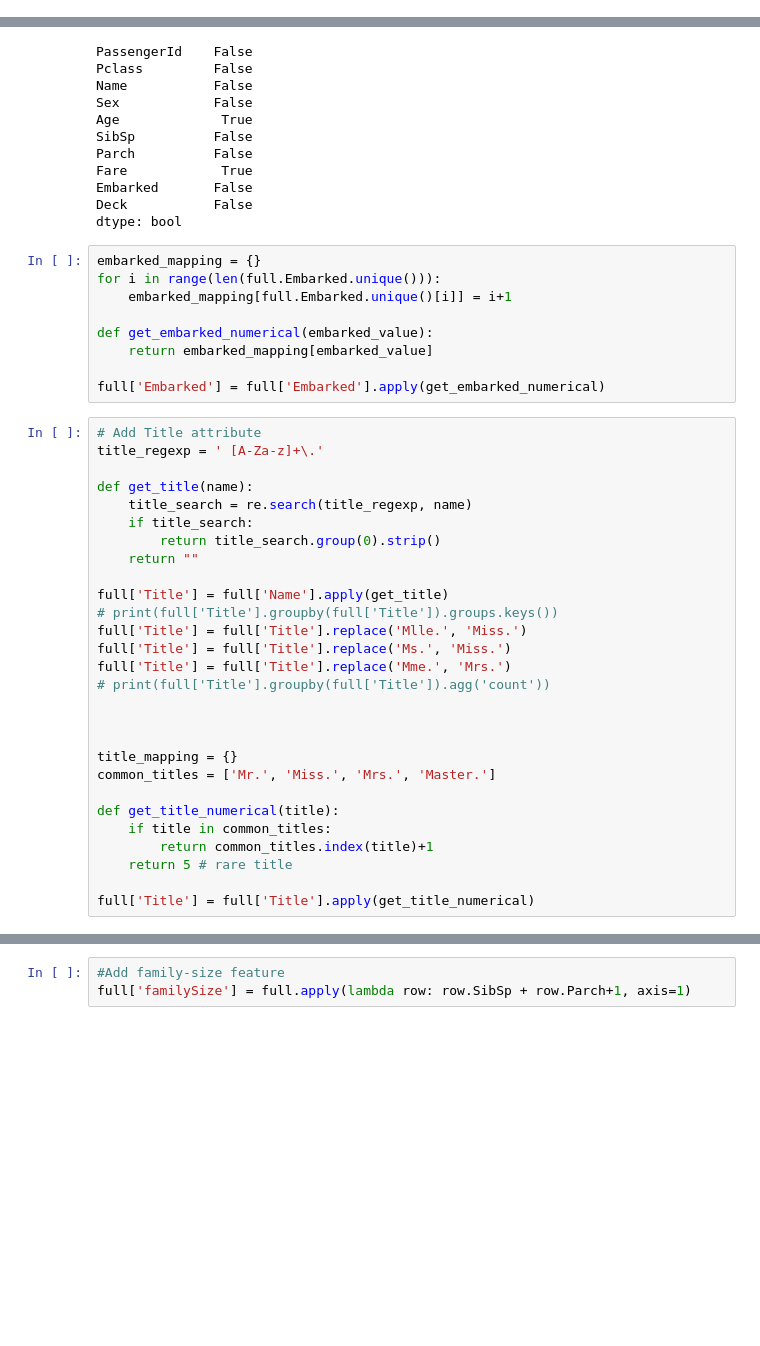
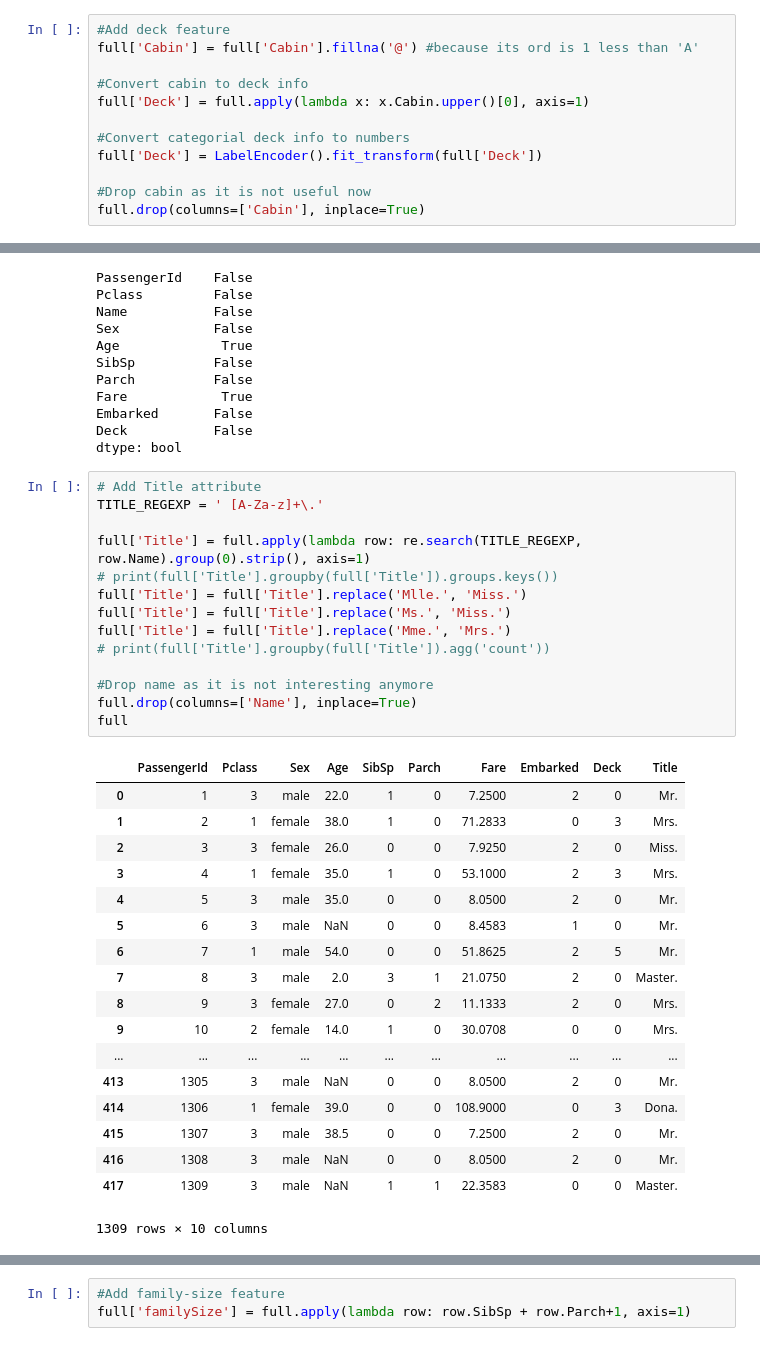
Before and after one commit to goelakash/kaggle-solutions, a Jupyter notebook: titanic/predict_missing_data.ipynb, the cells around one changed output, grey strips where cells are left out. Saved outputs shown, nothing was run; the diff lists cells and outputs as text; blank space fills up the shorter version.

```diff
--- a/titanic/predict_missing_data.ipynb
+++ b/titanic/predict_missing_data.ipynb
@@ -104,3 +49,15 @@ full.drop(columns=['Cabin'], inplace=True)
+# %%
+#Add deck feature
+full['Cabin'] = full['Cabin'].fillna('@') #because its ord is 1 less than 'A'
+
+#Convert cabin to deck info
+full['Deck'] = full.apply(lambda x: x.Cabin.upper()[0], axis=1)
+
+#Convert categorial deck info to numbers
+full['Deck'] = LabelEncoder().fit_transform(full['Deck'])
+
+#Drop cabin as it is not useful now
+full.drop(columns=['Cabin'], inplace=True)
 # %%
 print(full.isna().any())
 # %% [output]
@@ -115,40 +72,36 @@ Fare            True
 Embarked       False
 Deck           False
 dtype: bool
-# %%
-embarked_mapping = {}
-for i in range(len(full.Embarked.unique())):
-    embarked_mapping[full.Embarked.unique()[i]] = i+1
-
-def get_embarked_numerical(embarked_value):
-    return embarked_mapping[embarked_value]
-
-full['Embarked'] = full['Embarked'].apply(get_embarked_numerical)
 # %%
 # Add Title attribute
-title_regexp = ' [A-Za-z]+\.'
+TITLE_REGEXP = ' [A-Za-z]+\.'
 
-def get_title(name):
-    title_search = re.search(title_regexp, name)
-    if title_search:
-        return title_search.group(0).strip()
-    return ""
-
-full['Title'] = full['Name'].apply(get_title)
+full['Title'] = full.apply(lambda row: re.search(TITLE_REGEXP, row.Name).group(0).strip(), axis=1)
 # print(full['Title'].groupby(full['Title']).groups.keys())
 full['Title'] = full['Title'].replace('Mlle.', 'Miss.')
 full['Title'] = full['Title'].replace('Ms.', 'Miss.')
 full['Title'] = full['Title'].replace('Mme.', 'Mrs.')
 # print(full['Title'].groupby(full['Title']).agg('count'))
 
-
-
-title_mapping = {}
-common_titles = ['Mr.', 'Miss.', 'Mrs.', 'Master.']
-
-def get_title_numerical(title):
-    if title in common_titles:
-        return common_titles.index(title)+1
-    return 5 # rare title
-
-full['Title'] = full['Title'].apply(get_title_numerical)
+#Drop name as it is not interesting anymore
+full.drop(columns=['Name'], inplace=True)
+full
+# %% [output]
+|  | PassengerId | Pclass | Sex | Age | SibSp | Parch | Fare | Embarked | Deck | Title |
+| 0 | 1 | 3 | male | 22.0 | 1 | 0 | 7.2500 | 2 | 0 | Mr. |
+| 1 | 2 | 1 | female | 38.0 | 1 | 0 | 71.2833 | 0 | 3 | Mrs. |
+| 2 | 3 | 3 | female | 26.0 | 0 | 0 | 7.9250 | 2 | 0 | Miss. |
+| 3 | 4 | 1 | female | 35.0 | 1 | 0 | 53.1000 | 2 | 3 | Mrs. |
+| 4 | 5 | 3 | male | 35.0 | 0 | 0 | 8.0500 | 2 | 0 | Mr. |
+| 5 | 6 | 3 | male | NaN | 0 | 0 | 8.4583 | 1 | 0 | Mr. |
+| 6 | 7 | 1 | male | 54.0 | 0 | 0 | 51.8625 | 2 | 5 | Mr. |
+| 7 | 8 | 3 | male | 2.0 | 3 | 1 | 21.0750 | 2 | 0 | Master. |
+| 8 | 9 | 3 | female | 27.0 | 0 | 2 | 11.1333 | 2 | 0 | Mrs. |
+| 9 | 10 | 2 | female | 14.0 | 1 | 0 | 30.0708 | 0 | 0 | Mrs. |
+| ... | ... | ... | ... | ... | ... | ... | ... | ... | ... | ... |
+| 413 | 1305 | 3 | male | NaN | 0 | 0 | 8.0500 | 2 | 0 | Mr. |
+| 414 | 1306 | 1 | female | 39.0 | 0 | 0 | 108.9000 | 0 | 3 | Dona. |
+| 415 | 1307 | 3 | male | 38.5 | 0 | 0 | 7.2500 | 2 | 0 | Mr. |
+| 416 | 1308 | 3 | male | NaN | 0 | 0 | 8.0500 | 2 | 0 | Mr. |
+| 417 | 1309 | 3 | male | NaN | 1 | 1 | 22.3583 | 0 | 0 | Master. |
+1309 rows × 10 columns
```
Also changed, not shown: parts of 27 cells of this notebook, 2 other files.
